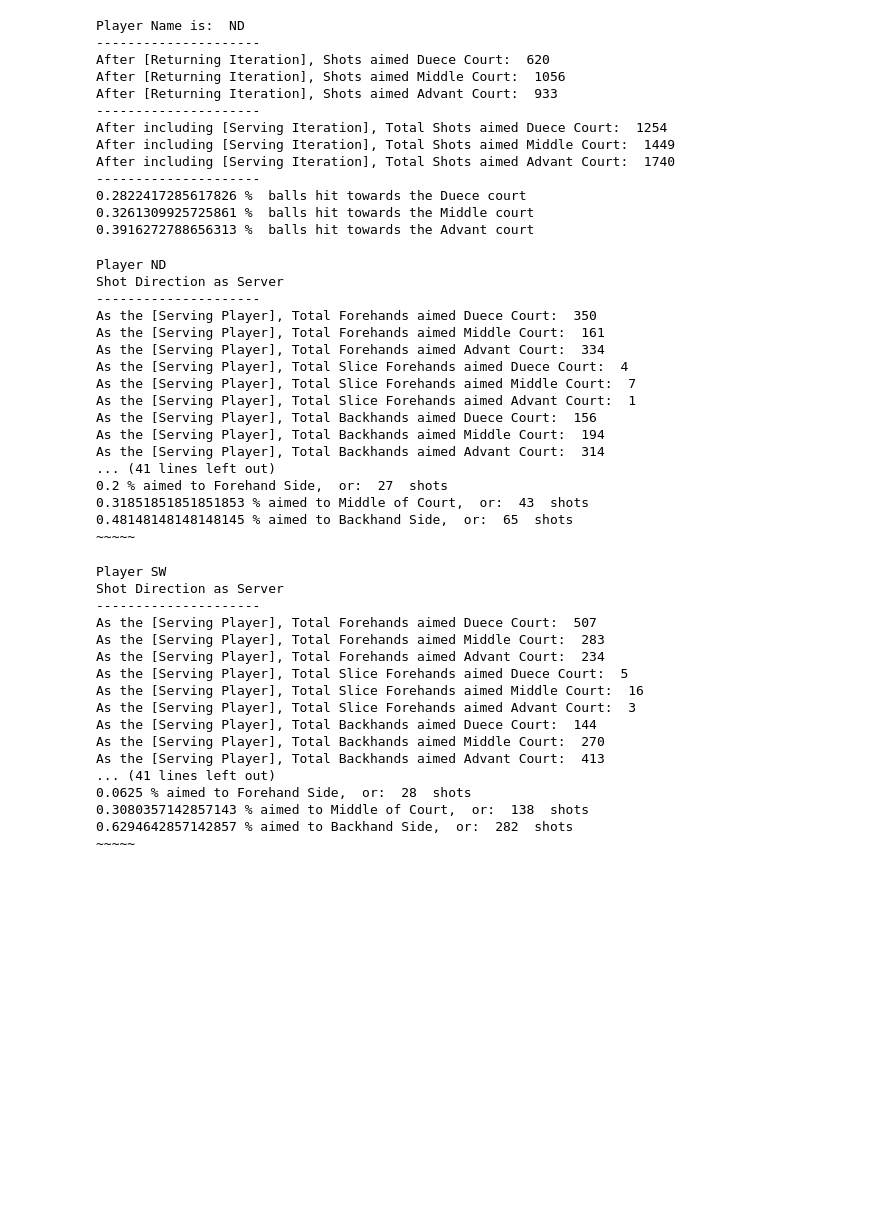
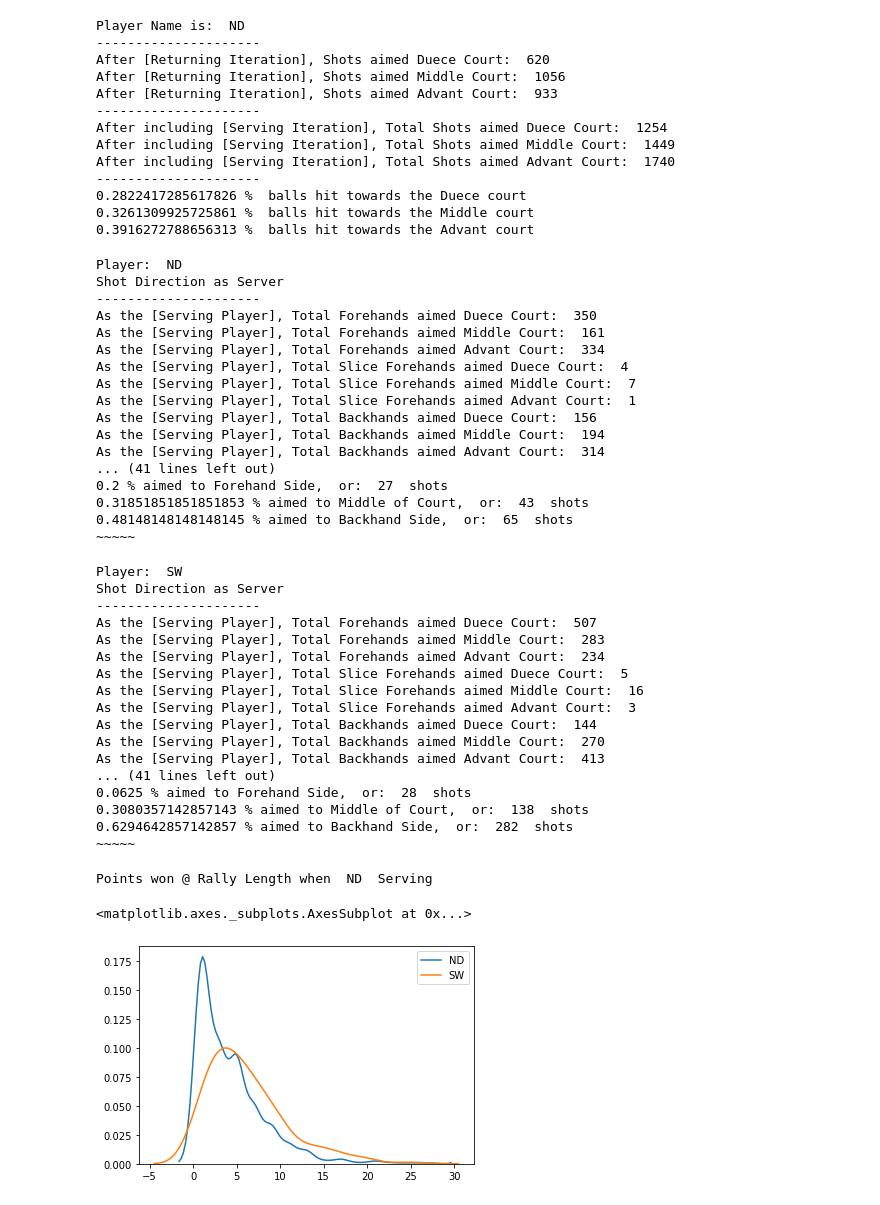
Before and after one commit to Tunrham/Personal-Work, a Jupyter notebook: Rally Match Statistics.ipynb, the cells around one changed output. Drawn from its saved outputs; the diff is of its cells as text; code cells hidden in the pictures; blank space fills up the shorter version.

Commit message:
Added Point Winners by Rally Length

```diff
--- a/Rally Match Statistics.ipynb
+++ b/Rally Match Statistics.ipynb
@@ -265,7 +302,7 @@ After including [Serving Iteration], Total Shots aimed Advant Court:  1740
 # %%
 ### Hey, this is pretty cool, but it really doesn't tell much of a story
 ### Like obviously, most of the play is going to go through the backhand court - it's modern tennis
-### But, you know what is cool? Shot directions:
+### But, you know what is cool? Individual shot directions:
 
 # Player 1 Shot Direction (In this Case it's Djok:)
 ## As an aside, I think it's important to ignore return of serve here - I think
@@ -332,7 +369,7 @@ for index, row in P1_sdr.iterrows():
 
     i = i + 1
 
-print("Player", P1_S['Serving'].mode()[0])
+print("Player: ", P1_S['Serving'].mode()[0])
 print("Shot Direction as Server")
 print("---------------------")
 # ~~~~~~~~ Forehand Direction Counts as Server
@@ -439,7 +476,7 @@ print((cs2/(cs1+cs2+cs3)), "% aimed to Middle of Court,", " or: ", cs2, " shots"
 print((cs3/(cs1+cs2+cs3)), "% aimed to Backhand Side,", " or: ", cs3, " shots")
 print("~~~~~")
 # %% [output]
-Player ND
+Player:  ND
 Shot Direction as Server
 ---------------------
 As the [Serving Player], Total Forehands aimed Duece Court:  350
@@ -513,7 +550,7 @@ for index, row in P2_sdr.iterrows():
 
     i = i + 1
 
-print("Player", P2_S['Serving'].mode()[0])
+print("Player: ", P2_S['Serving'].mode()[0])
 print("Shot Direction as Server")
 print("---------------------")
 # ~~~~~~~~ Forehand Direction Counts as Server
@@ -620,7 +657,7 @@ print((cs2/(cs1+cs2+cs3)), "% aimed to Middle of Court,", " or: ", cs2, " shots"
 print((cs3/(cs1+cs2+cs3)), "% aimed to Backhand Side,", " or: ", cs3, " shots")
 print("~~~~~")
 # %% [output]
-Player SW
+Player:  SW
 Shot Direction as Server
 ---------------------
 As the [Serving Player], Total Forehands aimed Duece Court:  507
@@ -637,3 +674,32 @@ As the [Serving Player], Total Backhands aimed Advant Court:  413
 0.3080357142857143 % aimed to Middle of Court,  or:  138  shots
 0.6294642857142857 % aimed to Backhand Side,  or:  282  shots
 ~~~~~
+# %%
+## Ok, in the Brief I talked about rally length by server. This is probably one of the
+## first visualisations that should be shown when looking into Rally Statistics
+
+# I think a KDEplot might be the best bet here (or a histogram)
+
+# For Player One as Server:
+    # In this case, it is Djok (I Believe)
+
+
+
+# So starting point:
+
+## Get the initials of the players, so that the code is reuseable on other datasets:
+sn1 = ds["Serving"].unique()
+
+### Create DataFrame with Player 1 Serving:
+zzzz = ds[(ds["Serving"]==(sn1[0]))]
+zzz1 = zzzz[(zzzz['isSvrWinner']==1)] # 1 represents that the server (in this case player 1) was the winner (on their own serve)
+zzz2 = zzzz[(zzzz['isSvrWinner']==0)] # 0 represents that the returner (player 2) wins the point (on player 1's serve)
+
+# Now Print Details for P1's serve
+print("Points won @ Rally Length when ", sn1[0], " Serving") # This is why the Player's Initials Step was used above
+sns.kdeplot(zzz1['rallyCount'], label= sn1[0])
+sns.kdeplot(zzz2['rallyCount'], label= sn1[1])
+# %% [output]
+Points won @ Rally Length when  ND  Serving
+<matplotlib.axes._subplots.AxesSubplot at 0x...>
+[figure, added]
```
Also changed, not shown: parts of 2 cells of this notebook.
